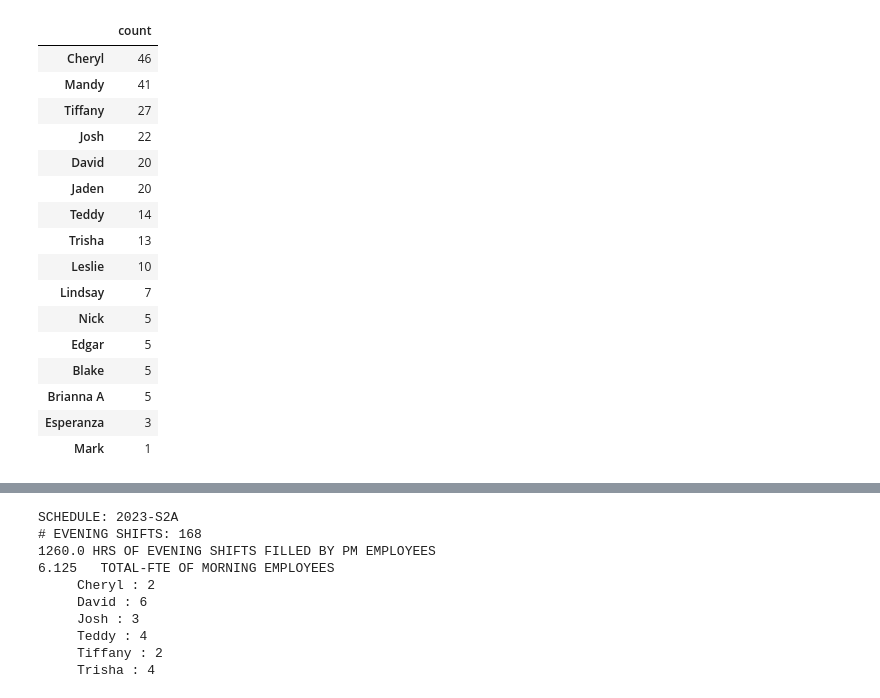
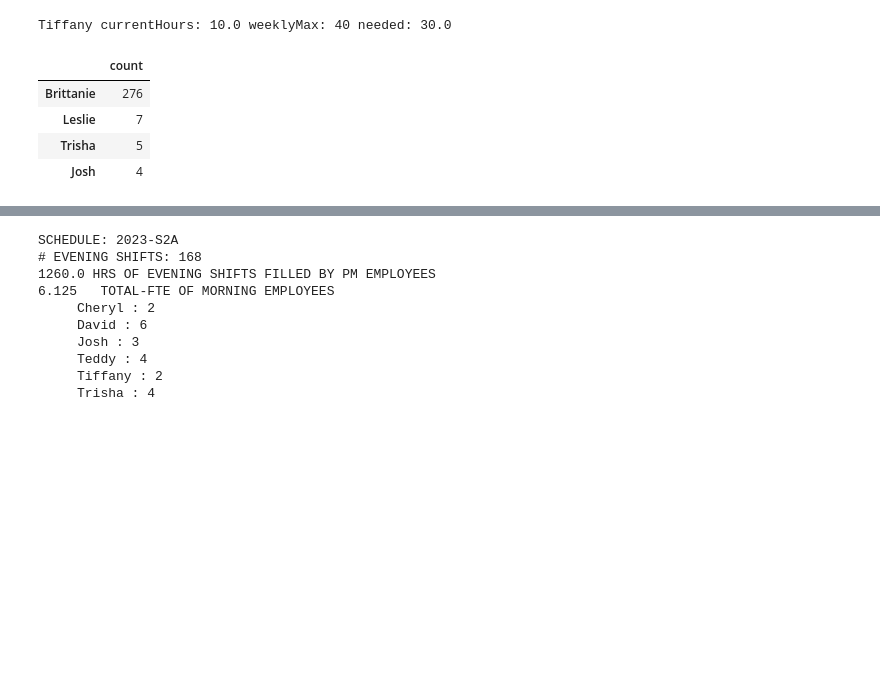
Before and after one commit to jts-bio/techn-i-cal, a Jupyter notebook: tests.ipynb, the cells around one changed output, grey strips where cells are left out. Drawn from its saved outputs; the diff is of its cells as text; code cells hidden in the pictures; blank space fills up the shorter version.

```diff
--- a/tests.ipynb
+++ b/tests.ipynb
@@ -24,25 +82,25 @@ print([op.workday.days_away for op in josh_op])
+# %%
+def solve_most_needed_hours (self, instance):
+    instance.save()
+    potential_employees = instance.fills_with.annotate(
+        currentHours = Sum(instance.week.slots.filter(employee=OuterRef('pk')).values('shift__hours'))).annotate(
+        diff =  F('std_wk_max') - F('currentHours')
+        ).potential_employees.order_by('-diff')
+    if potential_employees.exists():
+        instance.employee = potential_employees[0]
+        instance.save()
+# %% [output]
+Tiffany currentHours: 10.0 weeklyMax: 40 needed: 30.0
 # %%
-tallies = tally(list(Slot.objects.filled().filter(shift__name="7C").values_list('employee__name',flat=True)))
+tallies = tally(list(Slot.objects.filled().filter(shift__name="OP").values_list('employee__name',flat=True)))
 df = pd.DataFrame.from_dict(sortDict(tallies,reverse=True), orient='index', columns=['count'])
 df
 # %% [output]
 |  | count |
-| Cheryl | 46 |
-| Mandy | 41 |
-| Tiffany | 27 |
-| Josh | 22 |
-| David | 20 |
-| Jaden | 20 |
-| Teddy | 14 |
-| Trisha | 13 |
-| Leslie | 10 |
-| Lindsay | 7 |
-| Nick | 5 |
-| Edgar | 5 |
-| Blake | 5 |
-| Brianna A | 5 |
-| Esperanza | 3 |
-| Mark | 1 |
+| Brittanie | 276 |
+| Leslie | 7 |
+| Trisha | 5 |
+| Josh | 4 |
 # %%
 df.plot(figsize=(10,4),title='OP Tally',kind='barh',legend=False)
 # %% [output]
```
Also changed, not shown: parts of 4 cells of this notebook, 50 other files.
